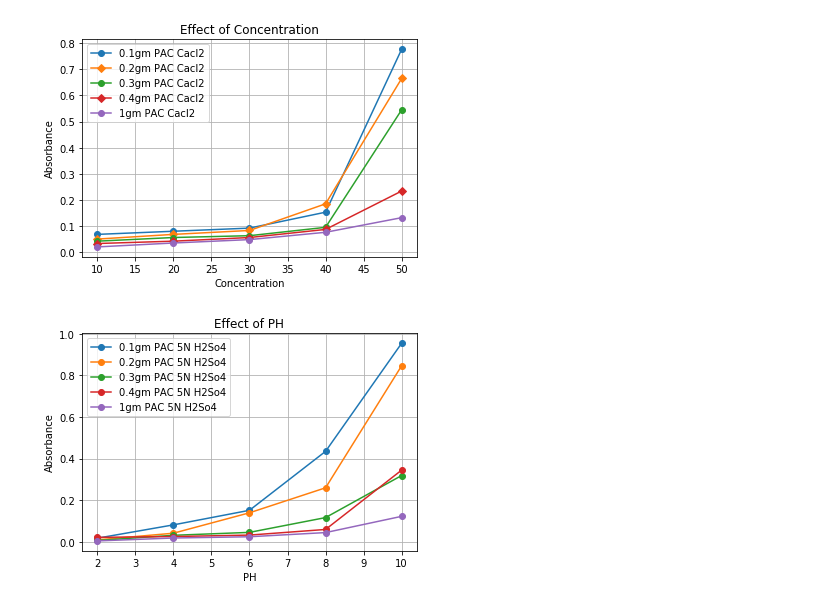
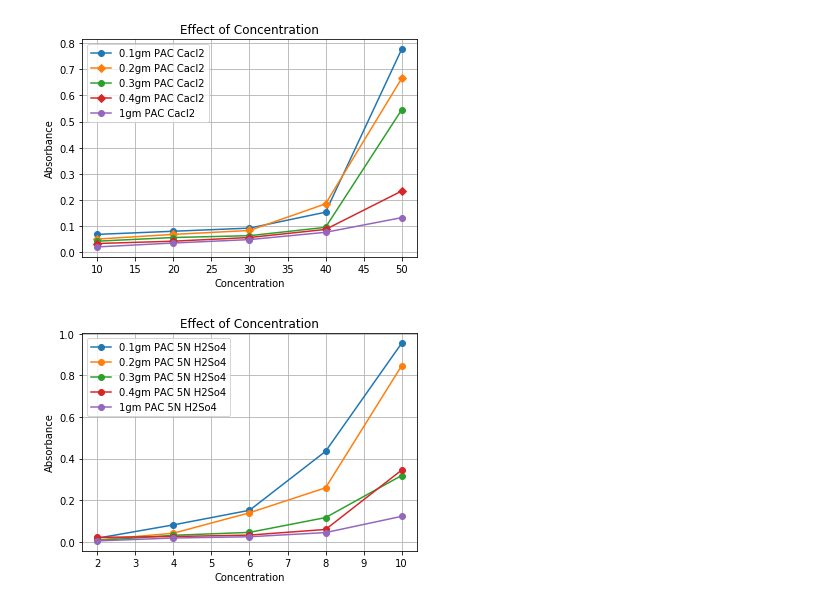
Before and after one commit to maliaditya/Data-Science, a Jupyter notebook: Visualization of DYE Degradation using Matplotlib.ipynb, the cells around one changed output. Saved outputs shown, nothing was run; the diff lists cells and outputs as text; code cells hidden in the pictures.

```diff
--- a/Visualization of DYE Degradation using Matplotlib.ipynb
+++ b/Visualization of DYE Degradation using Matplotlib.ipynb
@@ -69,23 +69,23 @@ plt.show()
 # %%
 x = [2,4,6,8,10]
 y = [0.018,0.082,0.152,0.435,0.954]
 tp = [0.010,0.042,0.140,0.260,0.846]
 ap = [0.007,0.032,0.046,0.117,0.319]
 wp = [0.022,0.026,0.033,0.06,0.345]
 qp =[0.005,0.019,0.025,0.045,0.123]
 from matplotlib import pyplot as plt
 %matplotlib inline
 plt.plot(x,y,label="0.1gm PAC 5N H2So4", marker='o')
 plt.plot(x,tp,label="0.2gm PAC 5N H2So4", marker='o')
 plt.plot(x,ap,label="0.3gm PAC 5N H2So4", marker='o')
 plt.plot(x,wp,label="0.4gm PAC 5N H2So4", marker='o')
 plt.plot(x,qp,label="1gm PAC 5N H2So4", marker='o')
 #plt.plot(dev_x,py_dev_y,label="python")
-plt.xlabel('PH')
+plt.xlabel('Concentration')
 plt.ylabel('Absorbance')
 plt.legend()
 plt.grid()
-plt.title("Effect of PH")
+plt.title("Effect of Concentration")
 plt.show()
 # %% [output]
-[figure, old version]
+[figure, new version]
```
Also changed, not shown: parts of 2 cells of this notebook.
